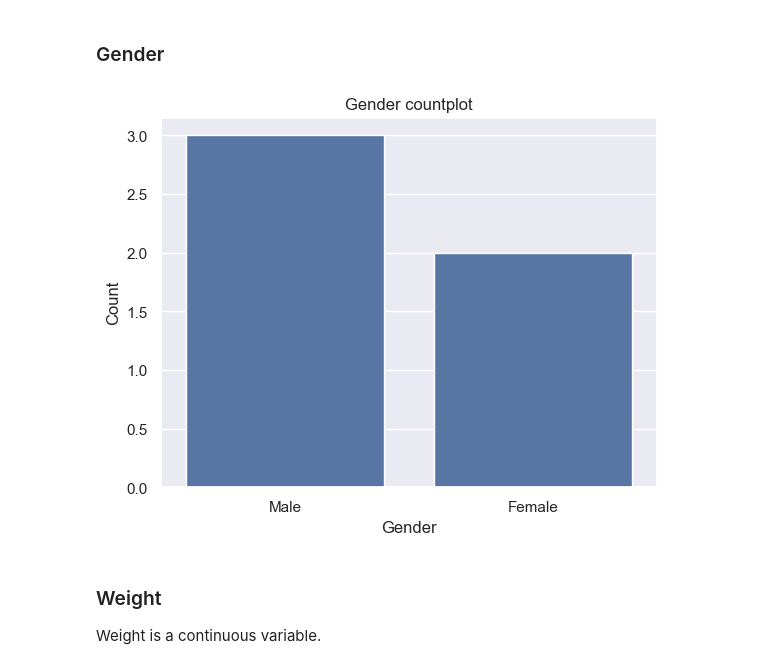
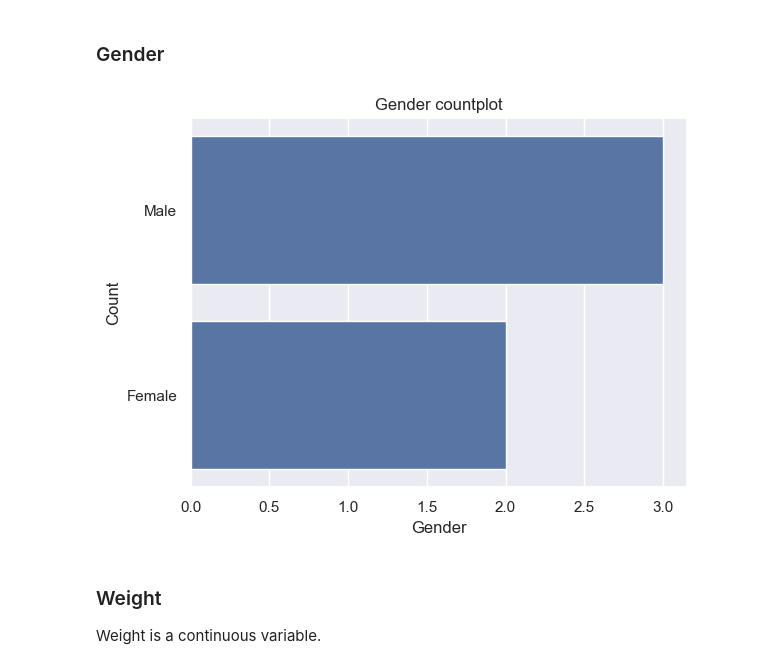
Before and after one commit to JanPalasek/pretty-jupyter-examples, a Jupyter notebook: demo/demo.ipynb, the cells around one changed output. Drawn from its saved outputs; the diff is of its cells as text; code cells hidden in the pictures.

```diff
--- a/demo/demo.ipynb
+++ b/demo/demo.ipynb
@@ -102,11 +105,11 @@ plt.show()
 # %% [output]
 ### Gender
 # %%
-ax = sns.barplot(data=data["gender"].value_counts().reset_index(), x="index", y="gender", color=blue_color)
+ax = sns.barplot(data=data["gender"].value_counts().reset_index(), x="count", y="gender", color=blue_color)
 ax.set(title="Gender countplot", xlabel="Gender", ylabel="Count")
 ax.figure.show()
 # %% [output]
-[figure, old version]
+[figure, new version]
 # %%
 %%jinja markdown
 
```
Also changed, not shown: parts of 3 cells of this notebook, 14 other files.
